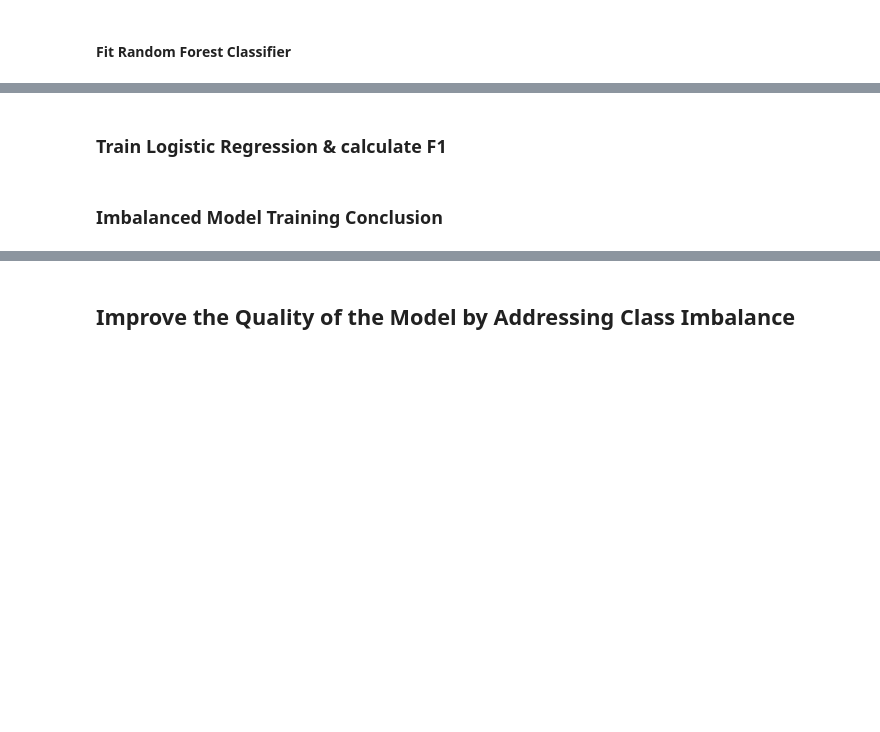
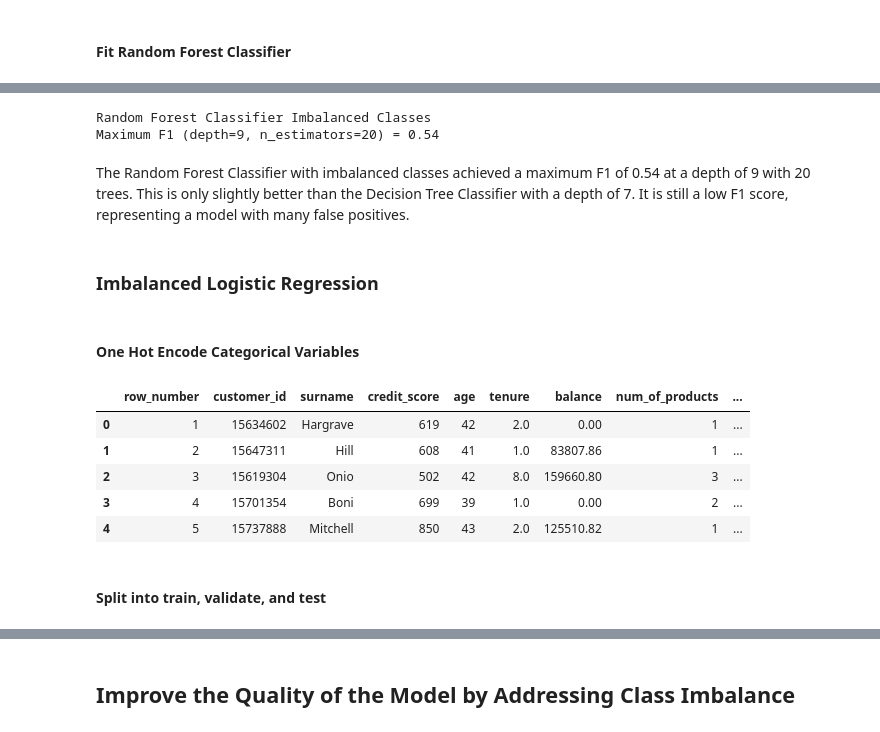
Before and after one commit to kellyshreeve/Predicting-Bank-Churn, a Jupyter notebook: Analysis.ipynb, the cells around one changed output, grey strips where cells are left out. Cells and saved outputs as stored; diff of their text form; code cells hidden in the pictures; blank space fills up the shorter version.

Commit message:
Imbalanced Logistic Regression

```diff
--- a/Analysis.ipynb
+++ b/Analysis.ipynb
@@ -396,21 +422,27 @@ best_f1_forest_imbal = 0
+# %%
+# Print results
+print('Random Forest Classifier Imbalanced Classes')
+print(f'Maximum F1 (depth={best_depth_forest_imbal}, n_estimators={best_estimators_forest_imbal}) = {best_f1_forest_imbal:.2f}')
+# %% [output]
+Random Forest Classifier Imbalanced Classes
+Maximum F1 (depth=9, n_estimators=20) = 0.54
+# %% [markdown]
+The Random Forest Classifier with imbalanced classes achieved a maximum F1 of 0.54 at a depth of 9 with 20 trees. This is only slightly better than the Decision Tree Classifier with a depth of 7. It is still a low F1 score, representing a model with many false positives.
 # %% [markdown]
-### Train Logistic Regression & calculate F1
+### Imbalanced Logistic Regression
+# %% [markdown]
+#### One Hot Encode Categorical Variables
 # %%
 # Create dataframe with one hot encoded categorical variables
 churn_ohe = pd.get_dummies(churn, columns=['geography', 'gender'], drop_first=True)
 
 display(churn_ohe.head())
-
-# Scale numeric features
-features = churn_ohe.drop('row_number', 'customer_id', 'surname', 'exited')
-
-numeric = ['credit_score', 'age', 'tenure', 'balance', 'num_of_products', 'estimated_salary']
-
-scaler = StandardScaler()
-scaler.fit(features[numeric])
-
-features[numeric] = scaler.transform(features[numeric])
-
-display(churn_ohe.head())
+# %% [output]
+|  | row_number | customer_id | surname | credit_score | age | tenure | balance | num_of_products | ... |
+| 0 | 1 | 15634602 | Hargrave | 619 | 42 | 2.0 | 0.00 | 1 | ... |
+| 1 | 2 | 15647311 | Hill | 608 | 41 | 1.0 | 83807.86 | 1 | ... |
+| 2 | 3 | 15619304 | Onio | 502 | 42 | 8.0 | 159660.80 | 3 | ... |
+| 3 | 4 | 15701354 | Boni | 699 | 39 | 1.0 | 0.00 | 2 | ... |
+| 4 | 5 | 15737888 | Mitchell | 850 | 43 | 2.0 | 125510.82 | 1 | ... |
-# %% [markdown]
-### Imbalanced Model Training Conclusion
+# %% [markdown]
+#### Split into train, validate, and test
```
Also changed, not shown: parts of 18 cells of this notebook.
